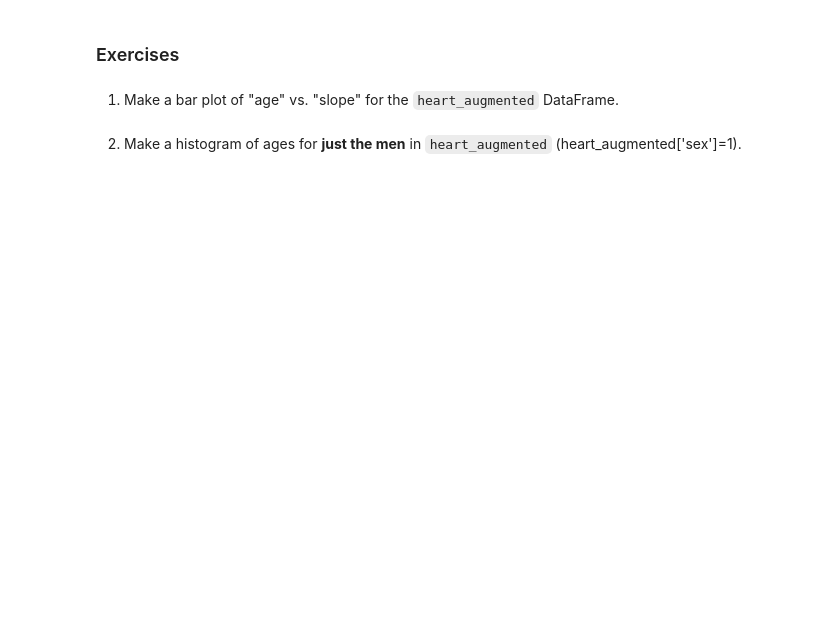
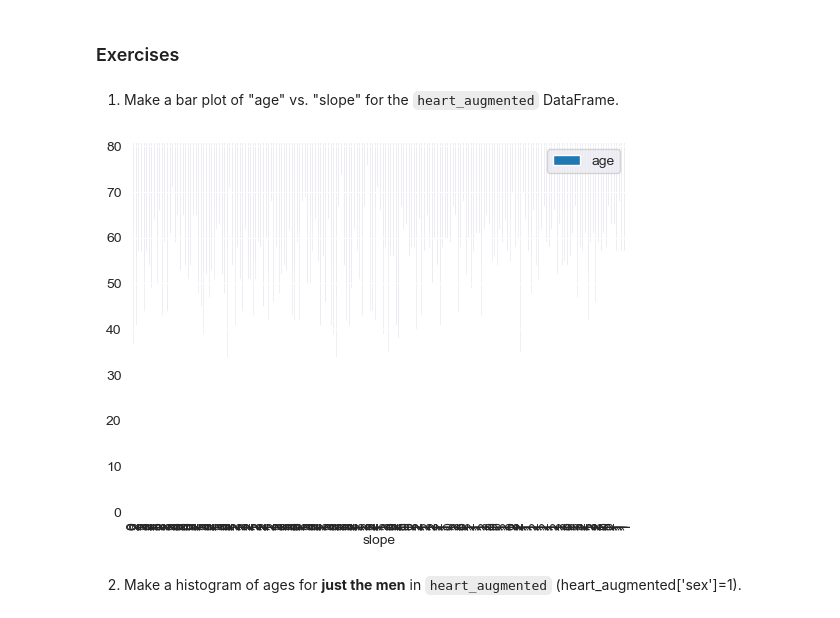
Before and after one commit to JoshuaSehwani/JSPythonAssignmentsDS311, a Jupyter notebook: Lab_Assignment/Python_Lab_Exercise_2.ipynb, the cells around one changed output. Saved outputs shown, nothing was run; the diff lists cells and outputs as text; code cells hidden in the pictures; blank space fills up the shorter version.

```diff
--- a/Lab_Assignment/Python_Lab_Exercise_2.ipynb
+++ b/Lab_Assignment/Python_Lab_Exercise_2.ipynb
@@ -230,6 +522,9 @@ heart_augmented.hist(column='chol');
 1. Make a bar plot of "age" vs. "slope" for the `heart_augmented` DataFrame.
 # %%
 # Enter your code here
+heart_augmented.plot(x='slope', y='age', kind='bar');
+# %% [output]
+[figure, added]
 # %% [markdown]
 2. Make a histogram of ages for **just the men** in `heart_augmented` (heart_augmented['sex']=1).
 # %%
```
Also changed, not shown: parts of 40 cells of this notebook, 1 other file.
